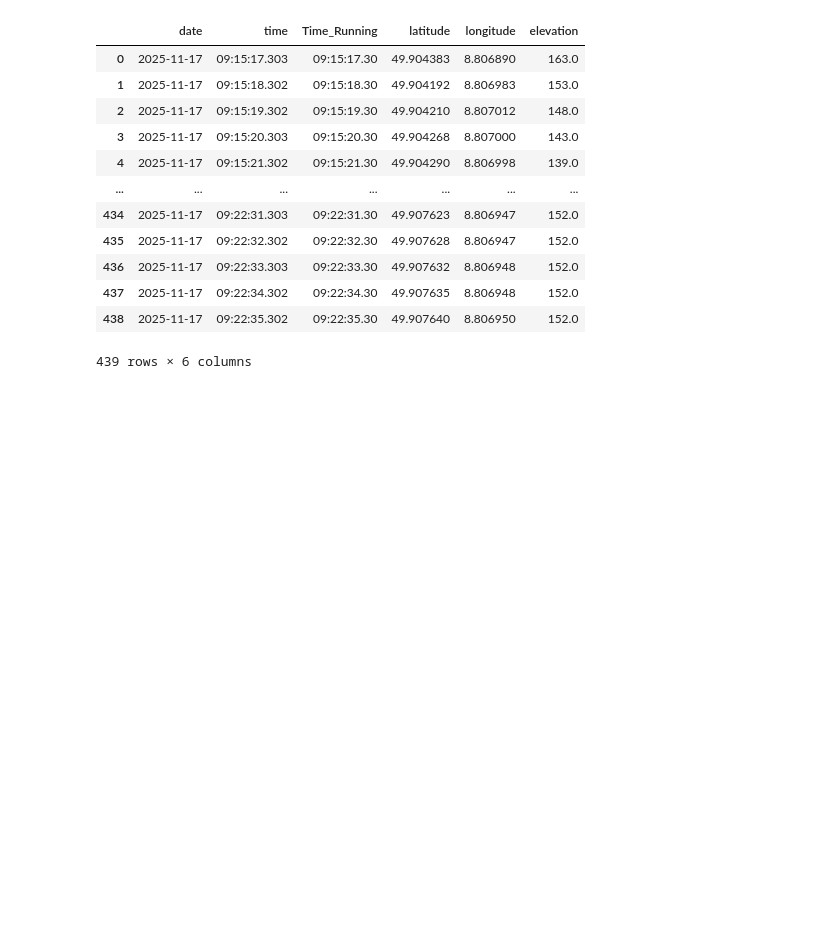
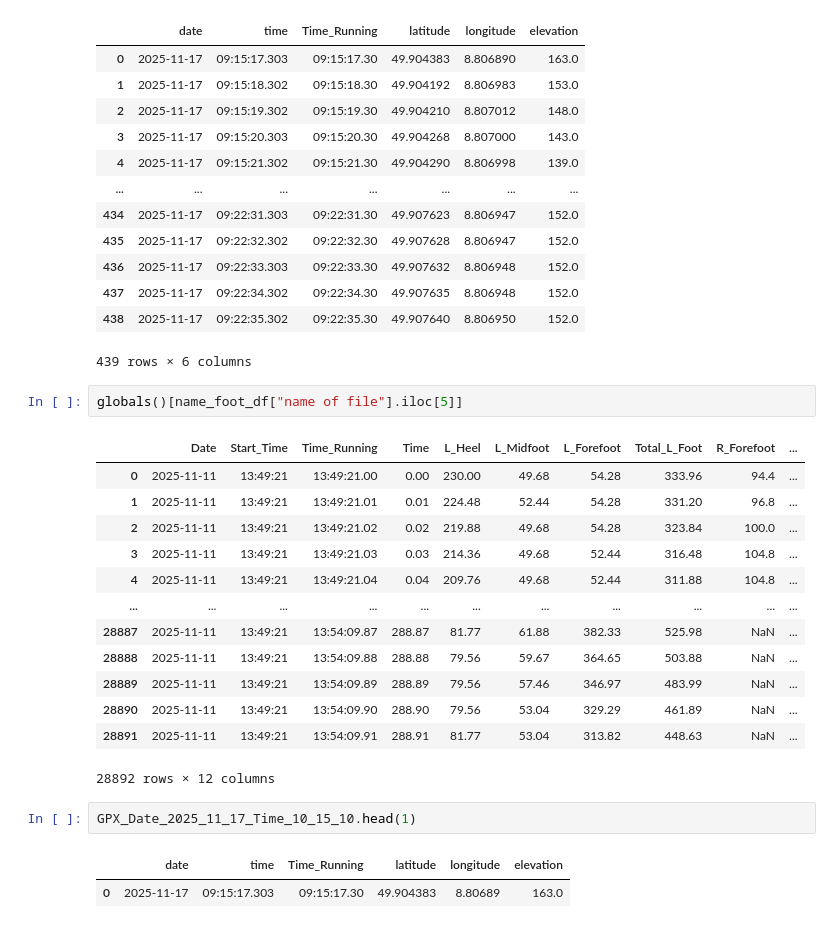
Before and after one commit to Mohsenmohebbi1993/Biomechanik, a Jupyter notebook: notebooks/2. Data and Clear Data.ipynb, the cells around one changed output. Saved outputs shown, nothing was run; the diff lists cells and outputs as text; blank space fills up the shorter version.

```diff
--- a/notebooks/2. Data and Clear Data.ipynb
+++ b/notebooks/2. Data and Clear Data.ipynb
@@ -635,3 +628,24 @@ globals()[name_GPX_df[name_GPX_df["Date"].eq("2025_11_17")]["df_name"].iloc[0]]
 | 437 | 2025-11-17 | 09:22:34.302 | 09:22:34.30 | 49.907635 | 8.806948 | 152.0 |
 | 438 | 2025-11-17 | 09:22:35.302 | 09:22:35.30 | 49.907640 | 8.806950 | 152.0 |
 439 rows × 6 columns
+# %%
+globals()[name_foot_df["name of file"].iloc[5]]
+# %% [output]
+|  | Date | Start_Time | Time_Running | Time | L_Heel | L_Midfoot | L_Forefoot | Total_L_Foot | R_Forefoot | ... |
+| 0 | 2025-11-11 | 13:49:21 | 13:49:21.00 | 0.00 | 230.00 | 49.68 | 54.28 | 333.96 | 94.4 | ... |
+| 1 | 2025-11-11 | 13:49:21 | 13:49:21.01 | 0.01 | 224.48 | 52.44 | 54.28 | 331.20 | 96.8 | ... |
+| 2 | 2025-11-11 | 13:49:21 | 13:49:21.02 | 0.02 | 219.88 | 49.68 | 54.28 | 323.84 | 100.0 | ... |
+| 3 | 2025-11-11 | 13:49:21 | 13:49:21.03 | 0.03 | 214.36 | 49.68 | 52.44 | 316.48 | 104.8 | ... |
+| 4 | 2025-11-11 | 13:49:21 | 13:49:21.04 | 0.04 | 209.76 | 49.68 | 52.44 | 311.88 | 104.8 | ... |
+| ... | ... | ... | ... | ... | ... | ... | ... | ... | ... | ... |
+| 28887 | 2025-11-11 | 13:49:21 | 13:54:09.87 | 288.87 | 81.77 | 61.88 | 382.33 | 525.98 | NaN | ... |
+| 28888 | 2025-11-11 | 13:49:21 | 13:54:09.88 | 288.88 | 79.56 | 59.67 | 364.65 | 503.88 | NaN | ... |
+| 28889 | 2025-11-11 | 13:49:21 | 13:54:09.89 | 288.89 | 79.56 | 57.46 | 346.97 | 483.99 | NaN | ... |
+| 28890 | 2025-11-11 | 13:49:21 | 13:54:09.90 | 288.90 | 79.56 | 53.04 | 329.29 | 461.89 | NaN | ... |
+| 28891 | 2025-11-11 | 13:49:21 | 13:54:09.91 | 288.91 | 81.77 | 53.04 | 313.82 | 448.63 | NaN | ... |
+28892 rows × 12 columns
+# %%
+GPX_Date_2025_11_17_Time_10_15_10.head(1)
+# %% [output]
+|  | date | time | Time_Running | latitude | longitude | elevation |
+| 0 | 2025-11-17 | 09:15:17.303 | 09:15:17.30 | 49.904383 | 8.80689 | 163.0 |
```
Also changed, not shown: parts of 8 cells of this notebook.
